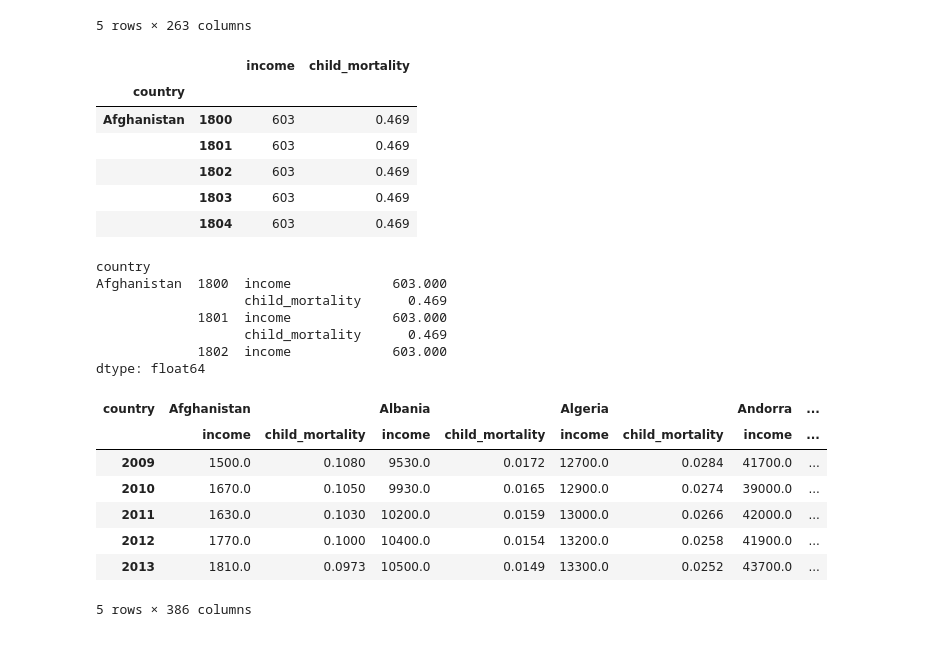
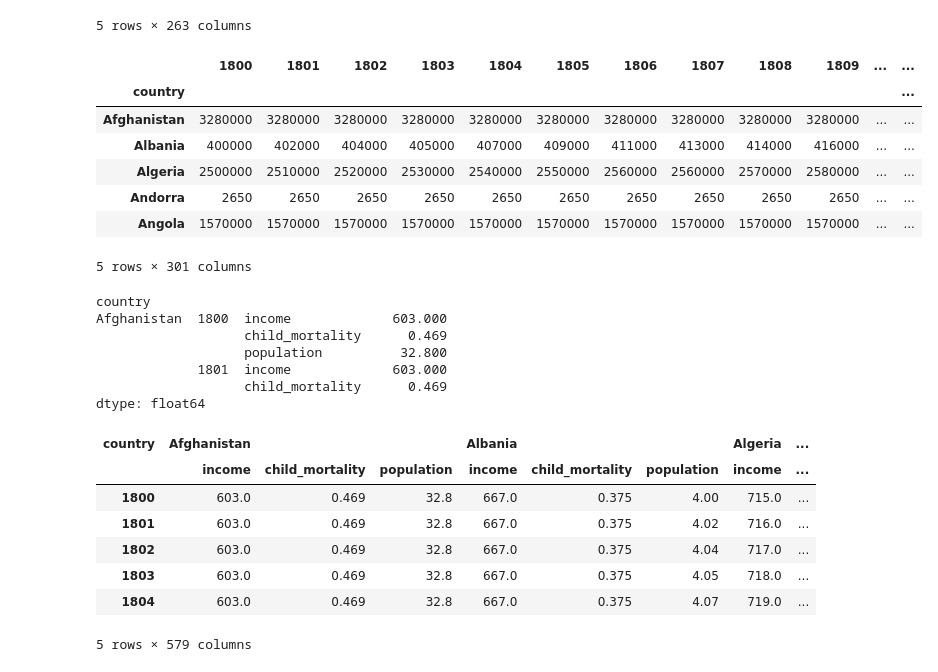
Before and after one commit to iremnasir/bootcamp_progress, a Jupyter notebook: Week_01/income_child_mortality/Data.ipynb, the cells around one changed output. Drawn from its saved outputs; the diff is of its cells as text; code cells hidden in the pictures.

Commit message:
Added the population

```diff
--- a/Week_01/income_child_mortality/Data.ipynb
+++ b/Week_01/income_child_mortality/Data.ipynb
@@ -48,3 +48,16 @@ child_mortality.head()
 | Andorra | NaN | NaN | NaN | NaN | NaN | NaN | NaN | NaN | NaN | NaN | ... | ... |
 | Angola | NaN | NaN | NaN | NaN | NaN | NaN | NaN | NaN | NaN | NaN | ... | ... |
 5 rows × 263 columns
+# %%
+population = pd.read_csv('population_total.csv', index_col=0)
+# %%
+population.head()
+# %% [output]
+|  | 1800 | 1801 | 1802 | 1803 | 1804 | 1805 | 1806 | 1807 | 1808 | 1809 | ... | ... |
+| country |  |  |  |  |  |  |  |  |  |  |  | ... |
+| Afghanistan | 3280000 | 3280000 | 3280000 | 3280000 | 3280000 | 3280000 | 3280000 | 3280000 | 3280000 | 3280000 | ... | ... |
+| Albania | 400000 | 402000 | 404000 | 405000 | 407000 | 409000 | 411000 | 413000 | 414000 | 416000 | ... | ... |
+| Algeria | 2500000 | 2510000 | 2520000 | 2530000 | 2540000 | 2550000 | 2560000 | 2560000 | 2570000 | 2580000 | ... | ... |
+| Andorra | 2650 | 2650 | 2650 | 2650 | 2650 | 2650 | 2650 | 2650 | 2650 | 2650 | ... | ... |
+| Angola | 1570000 | 1570000 | 1570000 | 1570000 | 1570000 | 1570000 | 1570000 | 1570000 | 1570000 | 1570000 | ... | ... |
+5 rows × 301 columns
@@ -61,10 +86,10 @@ cm_income = cm_income.rename(columns={'0income':'income', '0child_mort':'child_m
 # %%
-cm_income.head()
+cm_income_pop.head()
 # %% [output]
-|  |  | income | child_mortality |
-| country |  |  |  |
-| Afghanistan | 1800 | 603 | 0.469 |
-|  | 1801 | 603 | 0.469 |
-|  | 1802 | 603 | 0.469 |
-|  | 1803 | 603 | 0.469 |
-|  | 1804 | 603 | 0.469 |
+country
+Afghanistan  1800  income             603.000
+                   child_mortality      0.469
+                   population          32.800
+             1801  income             603.000
+                   child_mortality      0.469
+dtype: float64
@@ -73,10 +98,11 @@ cm_income = cm_income.stack()
 # %%
-cm_income.head()
+cm_income_pop_unstacked.head()
 # %% [output]
+| country | Afghanistan |  |  | Albania |  |  | Algeria | ... |
+|  | income | child_mortality | population | income | child_mortality | population | income | ... |
+| 1800 | 603.0 | 0.469 | 32.8 | 667.0 | 0.375 | 4.00 | 715.0 | ... |
+| 1801 | 603.0 | 0.469 | 32.8 | 667.0 | 0.375 | 4.02 | 716.0 | ... |
+| 1802 | 603.0 | 0.469 | 32.8 | 667.0 | 0.375 | 4.04 | 717.0 | ... |
+| 1803 | 603.0 | 0.469 | 32.8 | 667.0 | 0.375 | 4.05 | 718.0 | ... |
+| 1804 | 603.0 | 0.469 | 32.8 | 667.0 | 0.375 | 4.07 | 719.0 | ... |
-country
-Afghanistan  1800  income             603.000
-                   child_mortality      0.469
-             1801  income             603.000
-                   child_mortality      0.469
-             1802  income             603.000
-dtype: float64
+5 rows × 579 columns
@@ -85,14 +109,3 @@ cm_income_unstacked = cm_income.unstack(level = (0,2))
-# %%
-cm_income_unstacked.tail()
-# %% [output]
-| country | Afghanistan |  | Albania |  | Algeria |  | Andorra | ... |
-|  | income | child_mortality | income | child_mortality | income | child_mortality | income | ... |
-| 2009 | 1500.0 | 0.1080 | 9530.0 | 0.0172 | 12700.0 | 0.0284 | 41700.0 | ... |
-| 2010 | 1670.0 | 0.1050 | 9930.0 | 0.0165 | 12900.0 | 0.0274 | 39000.0 | ... |
-| 2011 | 1630.0 | 0.1030 | 10200.0 | 0.0159 | 13000.0 | 0.0266 | 42000.0 | ... |
-| 2012 | 1770.0 | 0.1000 | 10400.0 | 0.0154 | 13200.0 | 0.0258 | 41900.0 | ... |
-| 2013 | 1810.0 | 0.0973 | 10500.0 | 0.0149 | 13300.0 | 0.0252 | 43700.0 | ... |
-5 rows × 386 columns
 # %%
 #Create the bokeh data source
 # %%
```
Also changed, not shown: parts of 17 cells of this notebook, 1 other file.
